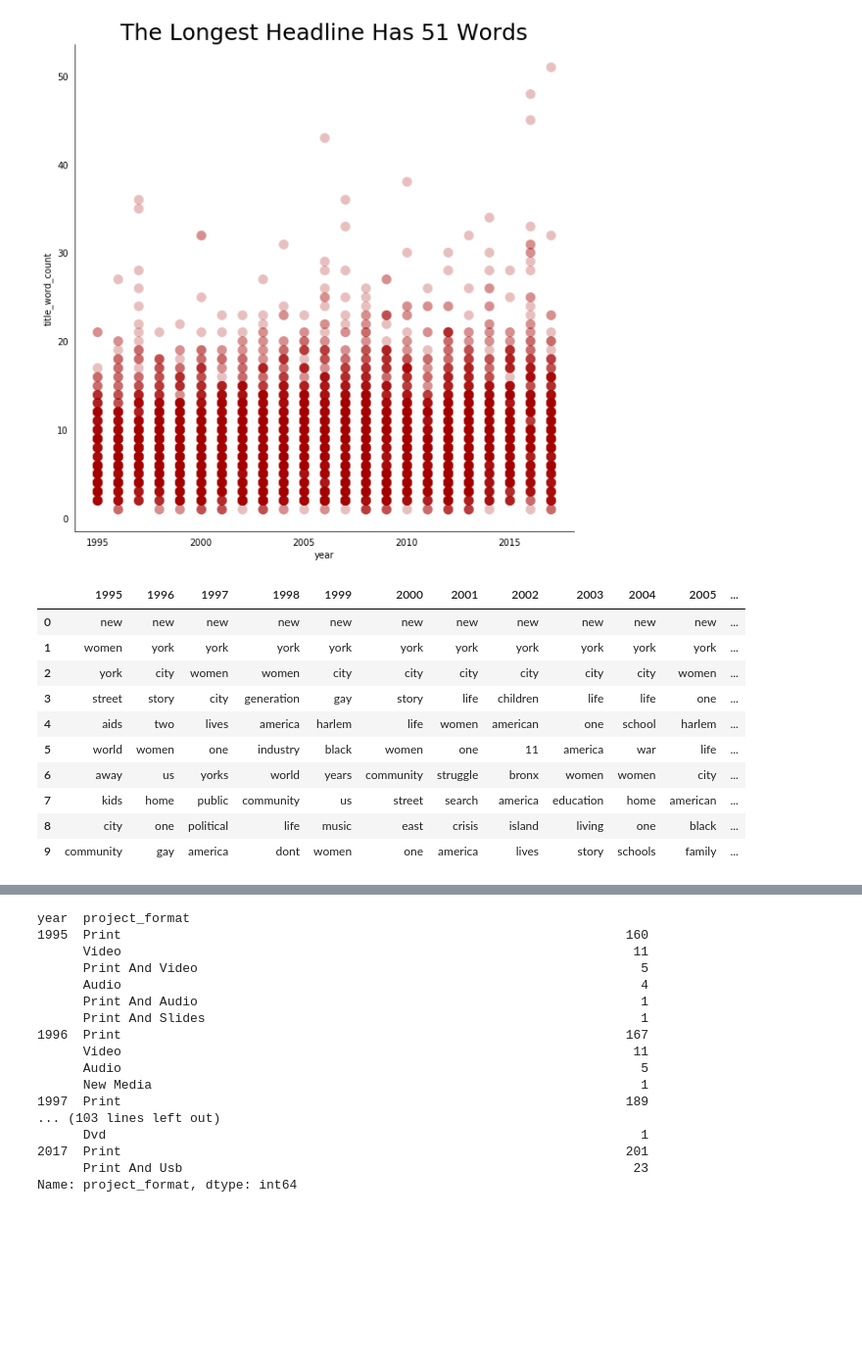
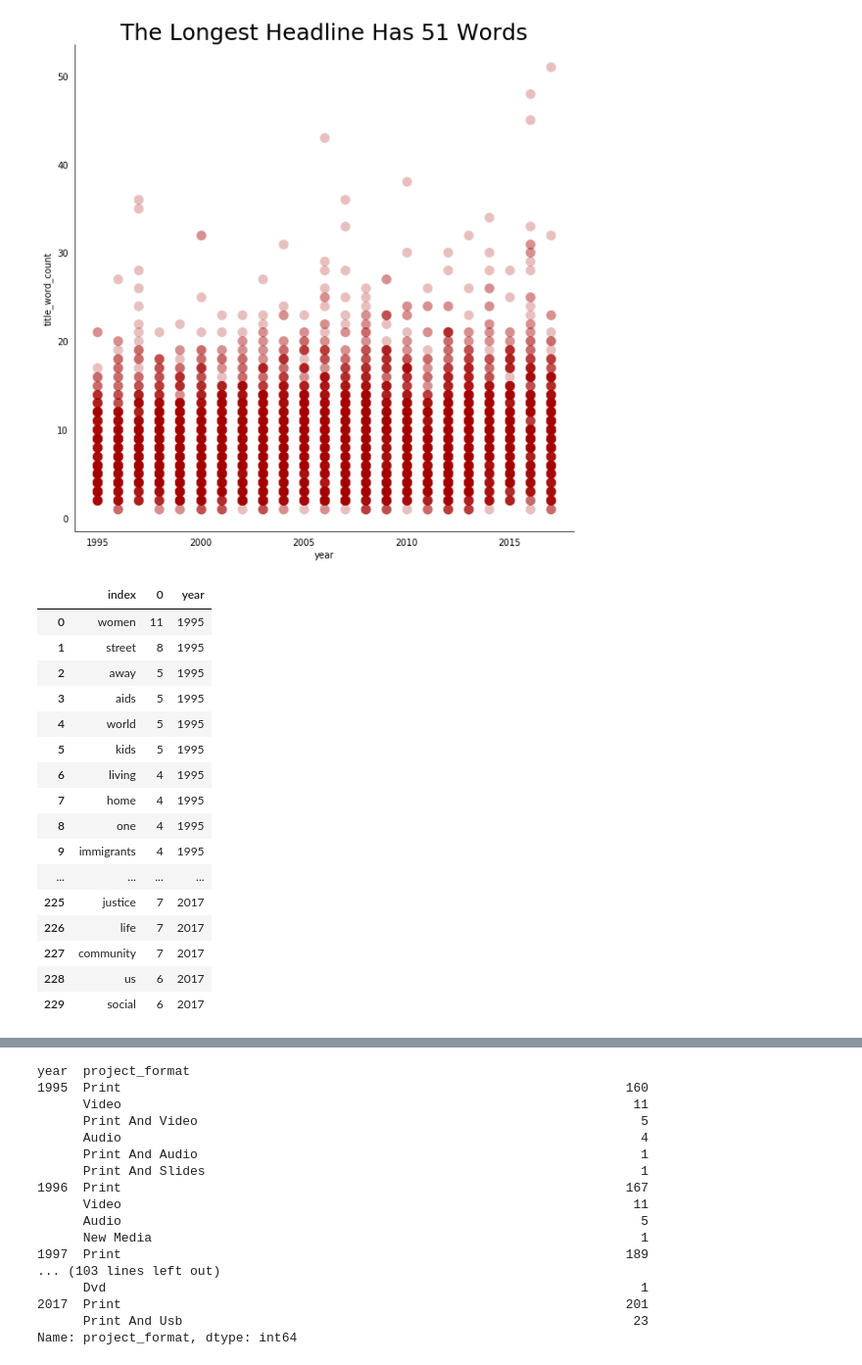
Before and after one commit to Weihua4455/data_studio, a Jupyter notebook: code/04_jschool_masters_projects/notebooks/03_plot.ipynb, the cells around one changed output, grey strips where cells are left out. Shown at 98% size. Cells and saved outputs as stored; diff of their text form; code cells hidden in the pictures; blank space fills up the shorter version.

```diff
--- a/code/04_jschool_masters_projects/03_plot.ipynb
+++ b/code/04_jschool_masters_projects/notebooks/03_plot.ipynb
@@ -65,14 +56,20 @@ for i in range(1995, 2018):
-# %%
-df_freq_wide
-# %% [output]
-|  | 1995 | 1996 | 1997 | 1998 | 1999 | 2000 | 2001 | 2002 | 2003 | 2004 | 2005 | ... |
-| 0 | new | new | new | new | new | new | new | new | new | new | new | ... |
-| 1 | women | york | york | york | york | york | york | york | york | york | york | ... |
-| 2 | york | city | women | women | city | city | city | city | city | city | women | ... |
-| 3 | street | story | city | generation | gay | story | life | children | life | life | one | ... |
-| 4 | aids | two | lives | america | harlem | life | women | american | one | school | harlem | ... |
-| 5 | world | women | one | industry | black | women | one | 11 | america | war | life | ... |
-| 6 | away | us | yorks | world | years | community | struggle | bronx | women | women | city | ... |
-| 7 | kids | home | public | community | us | street | search | america | education | home | american | ... |
-| 8 | city | one | political | life | music | east | crisis | island | living | one | black | ... |
-| 9 | community | gay | america | dont | women | one | america | lives | story | schools | family | ... |
+# %%
+words_long
+# %% [output]
+|  | index | 0 | year |
+| 0 | women | 11 | 1995 |
+| 1 | street | 8 | 1995 |
+| 2 | away | 5 | 1995 |
+| 3 | aids | 5 | 1995 |
+| 4 | world | 5 | 1995 |
+| 5 | kids | 5 | 1995 |
+| 6 | living | 4 | 1995 |
+| 7 | home | 4 | 1995 |
+| 8 | one | 4 | 1995 |
+| 9 | immigrants | 4 | 1995 |
+| ... | ... | ... | ... |
+| 225 | justice | 7 | 2017 |
+| 226 | life | 7 | 2017 |
+| 227 | community | 7 | 2017 |
+| 228 | us | 6 | 2017 |
+| 229 | social | 6 | 2017 |
```
Also changed, not shown: parts of 3 cells of this notebook, 17 other files.
